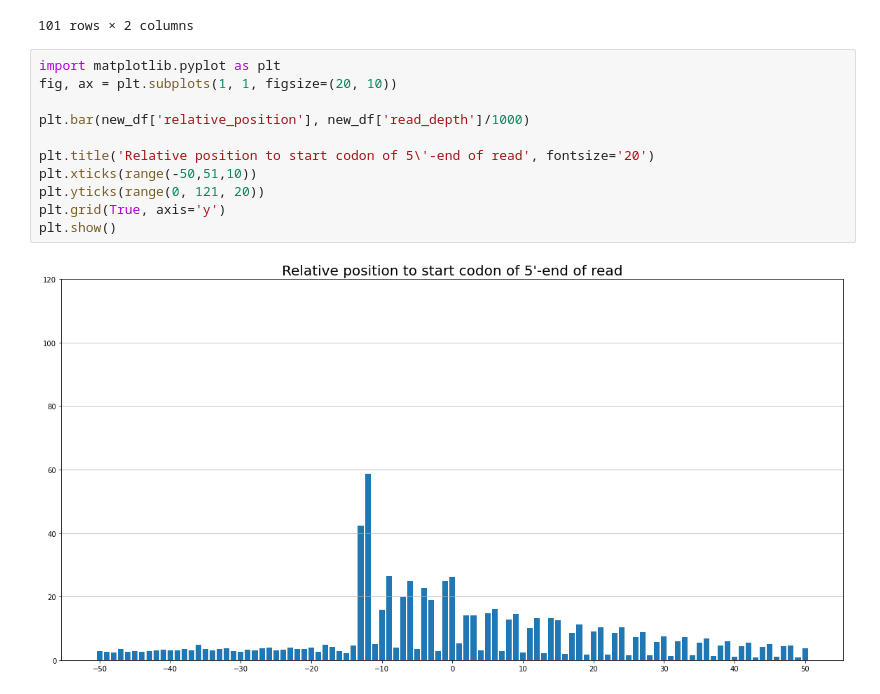
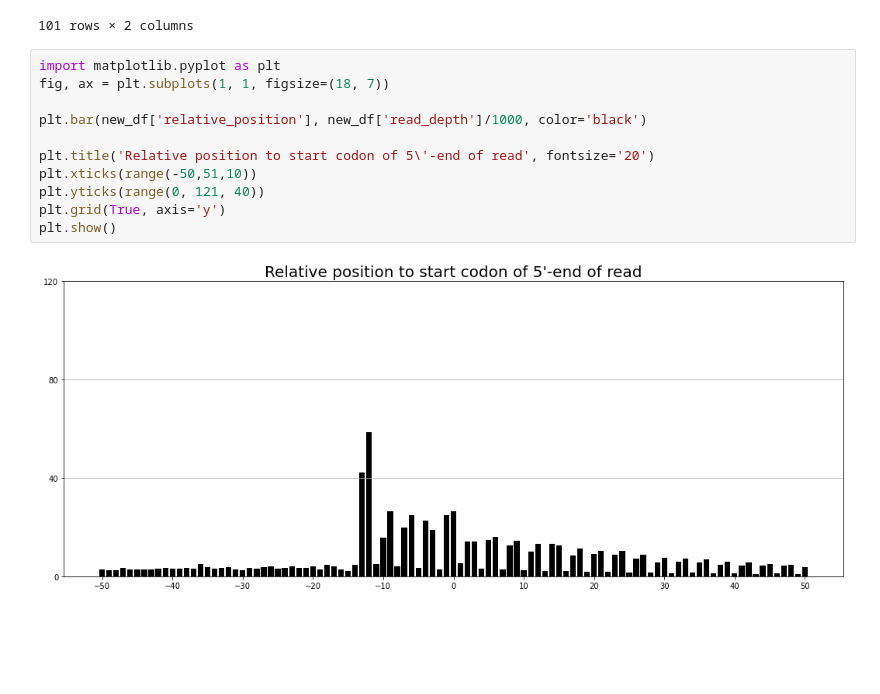
Before and after one commit to babaling/2021bioinfo1, a Jupyter notebook: Mission/Mission 2.ipynb, the cells around one changed output. Drawn from its saved outputs; the diff is of its cells as text; blank space fills up the shorter version.

```diff
--- a/Mission/Mission 2.ipynb
+++ b/Mission/Mission 2.ipynb
@@ -240,14 +240,14 @@ new_df
 101 rows × 2 columns
 # %%
 import matplotlib.pyplot as plt
-fig, ax = plt.subplots(1, 1, figsize=(20, 10))
+fig, ax = plt.subplots(1, 1, figsize=(18, 7))
 
-plt.bar(new_df['relative_position'], new_df['read_depth']/1000)
+plt.bar(new_df['relative_position'], new_df['read_depth']/1000, color='black')
 
 plt.title('Relative position to start codon of 5\'-end of read', fontsize='20')
 plt.xticks(range(-50,51,10))
-plt.yticks(range(0, 121, 20))
+plt.yticks(range(0, 121, 40))
 plt.grid(True, axis='y')
 plt.show()
 # %% [output]
-[figure, old version]
+[figure, new version]
```
Also changed, not shown: 1 other file.
